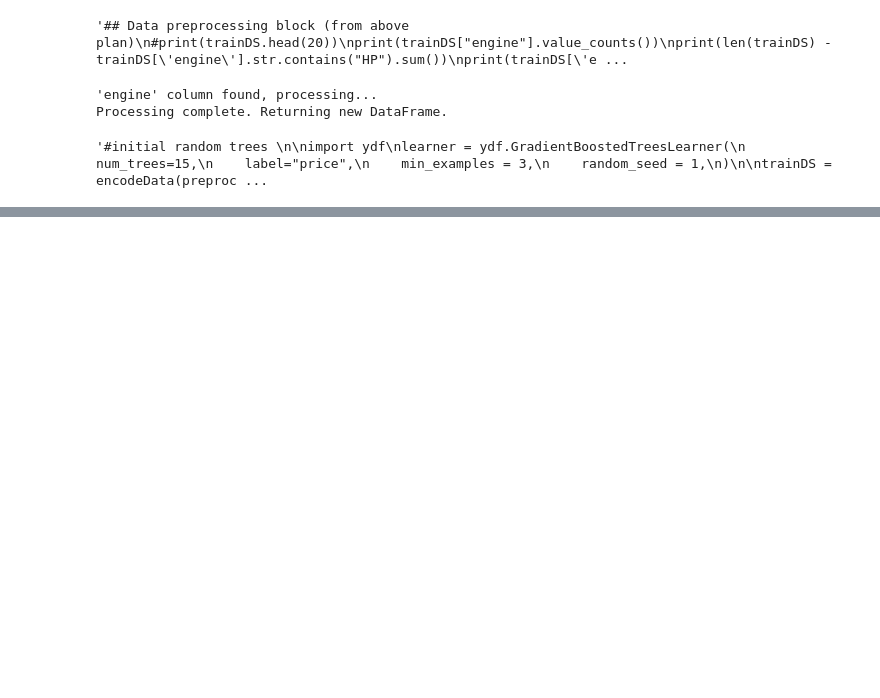
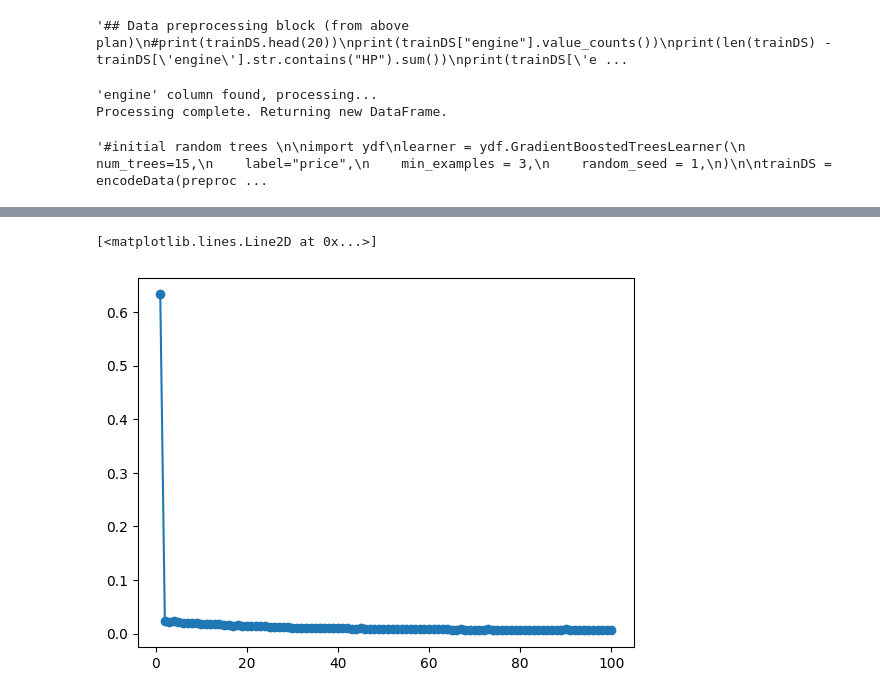
Before and after one commit to FoxtrotUniformCharlieKiloUniform/Airliner-from-scratch, a Jupyter notebook: sydoruk-used-car.ipynb, the cells around one changed output, grey strips where cells are left out. Saved outputs shown, nothing was run; the diff lists cells and outputs as text; code cells hidden in the pictures; blank space fills up the shorter version.

```diff
--- a/sydoruk-used-car.ipynb
+++ b/sydoruk-used-car.ipynb
@@ -11,7 +11,7 @@ import torch.optim as optim
 from torch.utils.data import Dataset, DataLoader
 from sklearn import preprocessing
 import torch.nn as nn
-
+import torch.utils.data
 label_encoder = preprocessing.LabelEncoder()
 
 # Input data files are available in the read-only "../input/" directory
@@ -26,6 +26,7 @@ for dirname, _, filenames in os.walk('/kaggle/input'):
 
         if filename == "train.csv":
             trainDS = pd.read_csv(fullPath)
+            trainDS = trainDS[1:1000]
         if filename == "test.csv":
             testDS = pd.read_csv(fullPath)
 
@@ -158,8 +159,9 @@ class carDataset(torch.utils.data.Dataset):
         self.df = self.df.replace(np.nan,0)
 
         self.labels = self.df[["price"]]   #y is just the price (this for )
+        self.labels=( self.labels- self.labels.min())/( self.labels.max()- self.labels.min())
+
         self.features = self.df.drop(["price"], axis = 1)  #x is dataframe with price column dropped
-
         self.features = (self.features - self.features.mean())/self.features.std()
 
     def __getitem__(self, idx):
@@ -248,8 +294,10 @@ for epoch in range(num_epochs):
     for batch_idx, (inputs, labels) in enumerate(trainer):
         inputs = inputs.to(device)
         labels = labels.to(device)
+        total_mae = 0.0
+        outputs = model(inputs).to(device)
 
-        outputs = model(inputs).to(device)
+        #print("Average label: ", sum(labels)/len(labels), "average output: ",sum(outputs)/len(outputs))
 
         total_output.append(outputs.cpu().detach().numpy())
 
@@ -258,22 +306,25 @@ for epoch in range(num_epochs):
         # Backward pass and optimization
         opt.zero_grad()
         loss.backward()
-        #opt.step()
-        scheduler.step(learning_rate)
+        opt.step()
+        scheduler.step(running_loss)
 
         # Accumulate loss
         running_loss += loss.item()
 
-        # Calculate precision and recall
+        # Calculate precision and accuracy
+        # Calculate MAE for this batch
+        batch_mae = torch.mean(torch.abs(outputs - labels)).item()
+        total_mae += batch_mae
 
     # Calculate average loss and accuracy for the epoch
     epoch_loss = running_loss / len(trainer)
+    lossVec[epoch] = epoch_loss
 
     print(f'Epoch [{epoch+1}/{num_epochs}], Loss: {epoch_loss:.4f}, learning rate {learning_rate}')
 
-    mean_epoch_output = sum(outputs.cpu().detach().numpy()) / len(outputs.detach().numpy())
+    mean_epoch_output = sum(outputs.cpu().detach().numpy()) / len(outputs.cpu().detach().numpy())
+    print("Mean epoch output: ",mean_epoch_output)
 
 total_output = np.concatenate(total_output)
-
-print("Mean epoch output: ",mean_epoch_output)
 # %% [output]
@@ -298,0 +348,9 @@ Mean epoch output:  [-0.13807349]
+# %%
+# plot loss
+import matplotlib.pyplot as plt
+epochVec = np.arange(1,num_epochs+1)
+
+plt.plot(epochVec, lossVec,'o-')
+# %% [output]
+[<matplotlib.lines.Line2D at 0x...>]
+[figure, added]
```
Also changed, not shown: parts of 5 cells of this notebook.
